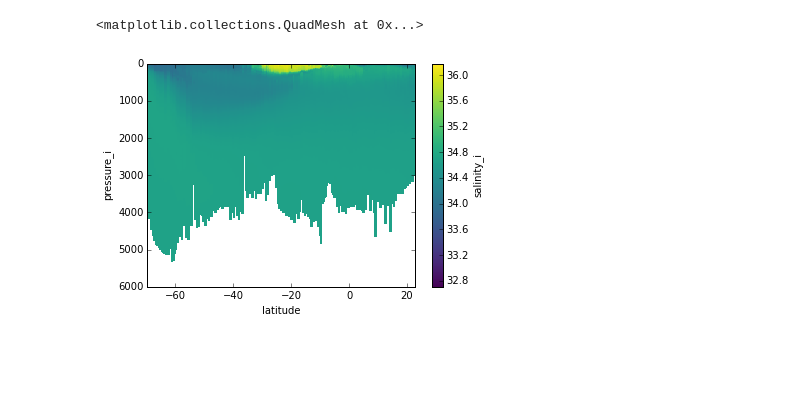
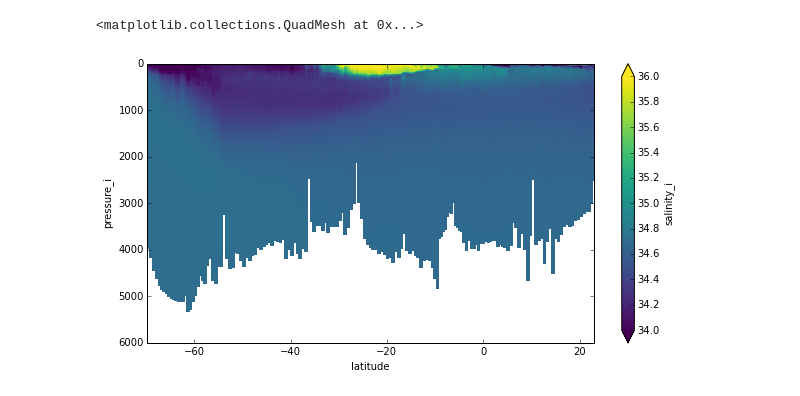
Before and after one commit to rabernat/ctd2xray, a Jupyter notebook: example.ipynb, the cells around one changed output. Cells and saved outputs as stored; diff of their text form; code cells hidden in the pictures; blank space fills up the shorter version.

```diff
--- a/example.ipynb
+++ b/example.ipynb
@@ -17,6 +47,7 @@ ds.salinity_i.T.plot(yincrease=False)
 dslat = ds.swap_dims({'time': 'latitude'})
-# %%
-dslat.salinity_i.T.plot(yincrease=False)
-# %% [output]
-<matplotlib.collections.QuadMesh at 0x...>
-[figure, removed]
+# %%
+fig, ax = plt.subplots(figsize=(10,5))
+dslat.salinity_i.T.plot(ax=ax, yincrease=False, vmin=34, vmax=36)
+# %% [output]
+<matplotlib.collections.QuadMesh at 0x...>
+[figure, added]
```
Also changed, not shown: parts of 5 cells of this notebook, 1 other file.
